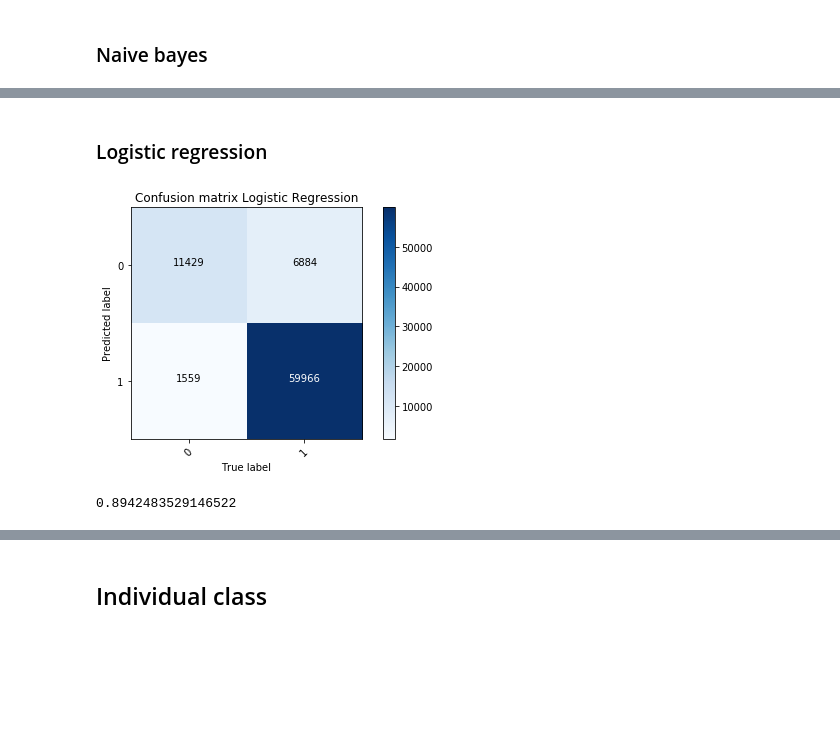
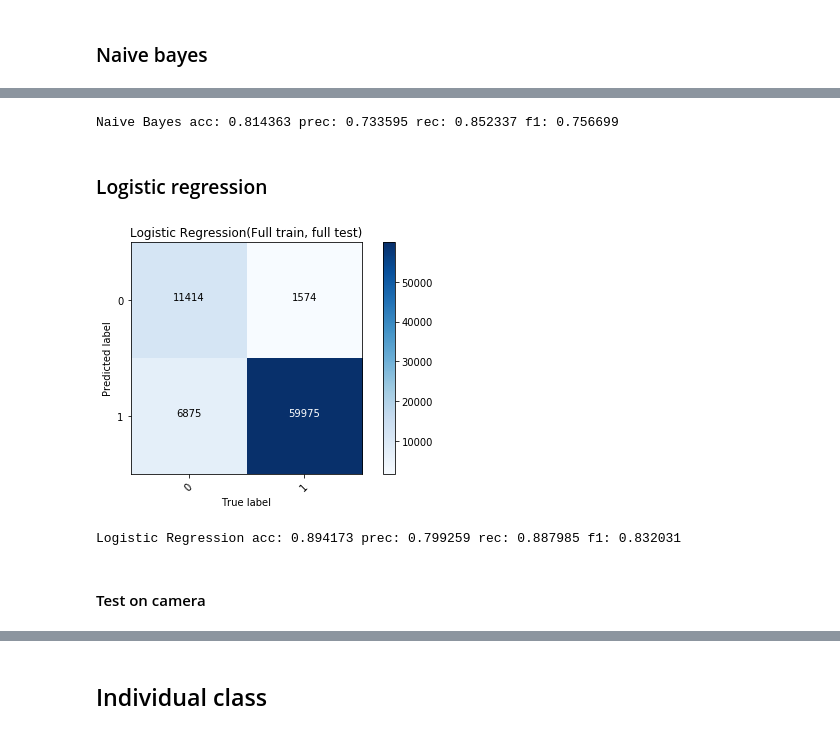
Before and after one commit to WangMengnan/AmazonReview_SentimentAnalysis, a Jupyter notebook: Review Classification.ipynb, the cells around one changed output, grey strips where cells are left out. Drawn from its saved outputs; the diff is of its cells as text; code cells hidden in the pictures; blank space fills up the shorter version.

```diff
--- a/Review Classification.ipynb
+++ b/Review Classification.ipynb
@@ -70,0 +50,4 @@ test_features = transformer.transform(test_counts)
+# %%
+camera_train = full_train.loc[full_train['product_category'] == "Camera"]
+camera_test = full_test.loc[full_test['product_category'] == "Camera"]
+camera_train.head()
@@ -70,0 +65,4 @@ test_features = transformer.transform(test_counts)
+# %%
+grocery_train = full_train.loc[full_train['product_category'] == "Grocery"]
+grocery_test = full_test.loc[full_test['product_category'] == "Grocery"]
+grocery_train.head()
@@ -70,0 +80,4 @@ test_features = transformer.transform(test_counts)
+# %%
+watches_train = full_train.loc[full_train['product_category'] == "Watches"]
+watches_test = full_test.loc[full_test['product_category'] == "Watches"]
+watches_train.head()
@@ -70,0 +95,4 @@ test_features = transformer.transform(test_counts)
+# %%
+videogames_train = full_train.loc[full_train['product_category'] == "Video Games"]
+videogames_test = full_test.loc[full_test['product_category'] == "Video Games"]
+videogames_train.head()
@@ -129,3 +322,7 @@ print(np.mean(predict_nb == full_test_label))
+# %%
+full_videogames_eval_nb = eval("Naive Bayes", videogames_test_label, videogames_predict_nb)
+# %% [output]
+Naive Bayes acc: 0.814363 prec: 0.733595 rec: 0.852337 f1: 0.756699
 # %% [markdown]
 ### Logistic regression
 # %%
@@ -133,13 +330,15 @@ logregression = LogisticRegression()
 logregression.fit(train_features, full_train_label)
 predict_lr = logregression.predict(test_features)
 # %%
-cm_lr = confusion_matrix(predict_lr, full_test_label)
+cm_lr = confusion_matrix(full_test_label,predict_lr)
 plot_confusion_matrix(cm_lr, classes=logregression.classes_.tolist(),
-                      title='Confusion matrix Logistic Regression')
-plt.show()
+                      title='Logistic Regression(Full train, full test)')
+plt.savefig('./plots/full_full_lr.png')
 # %% [output]
-[figure, old version]
+[figure, new version]
-# %%
-print(np.mean(predict_lr == full_test_label))
-# %% [output]
-0.8942483529146522
+# %%
+full_full_eval_lr = eval("Logistic Regression", full_test_label, predict_lr)
+# %% [output]
+Logistic Regression acc: 0.894173 prec: 0.799259 rec: 0.887985 f1: 0.832031
+# %% [markdown]
+#### Test on camera
```
Also changed, not shown: parts of 91 cells of this notebook, 25 other files.
